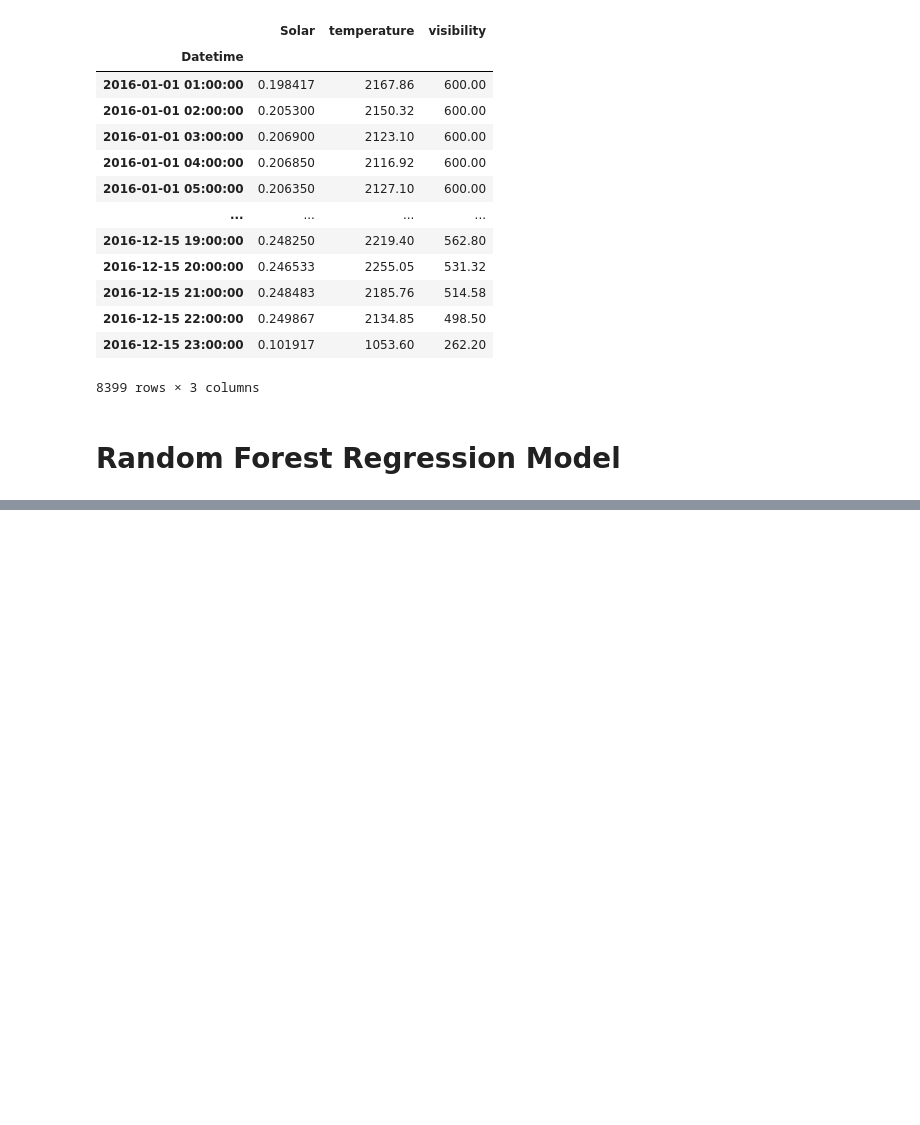
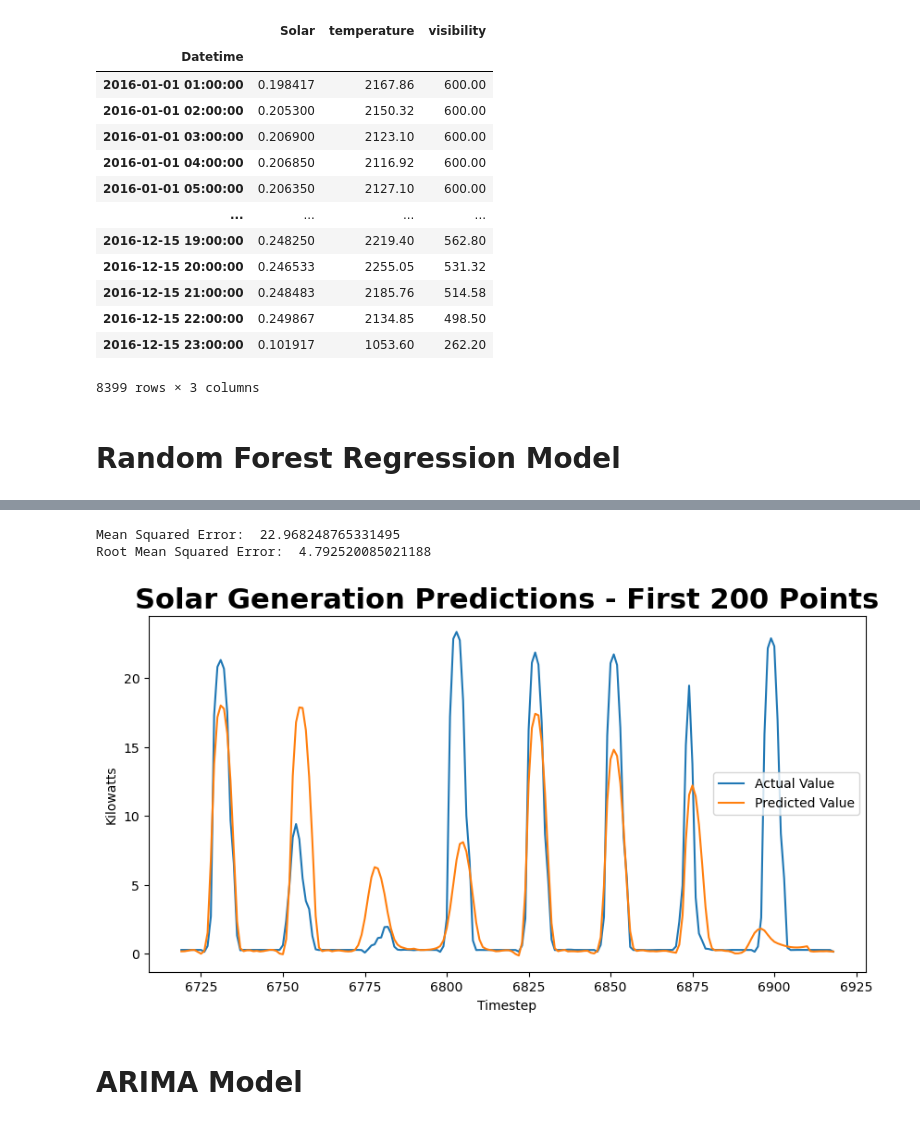
Before and after one commit to adshyam/SmartHome-IOT-devices---EDA-ARIMAs-and-LSTM, a Jupyter notebook: Solar Modeling.ipynb, the cells around one changed output, grey strips where cells are left out. Saved outputs shown, nothing was run; the diff lists cells and outputs as text; code cells hidden in the pictures; blank space fills up the shorter version.

```diff
--- a/Solar Modeling.ipynb
+++ b/Solar Modeling.ipynb
@@ -476,0 +403,11 @@ data_train.shape[1]
+# %%
+# Build a LSTM model with Encoder/Decoder layers
+model = build_cnn_model(train, n_input)
+predictions = predict(train, test, n_input, model)
+evaluate_prediction(data_test['Solar'], predictions)
+# %% [output]
+Mean Squared Error:  22.968248765331495
+Root Mean Squared Error:  4.792520085021188
+[figure, added]
+# %% [markdown]
+# ARIMA Model
```
Also changed, not shown: parts of 31 cells of this notebook.
